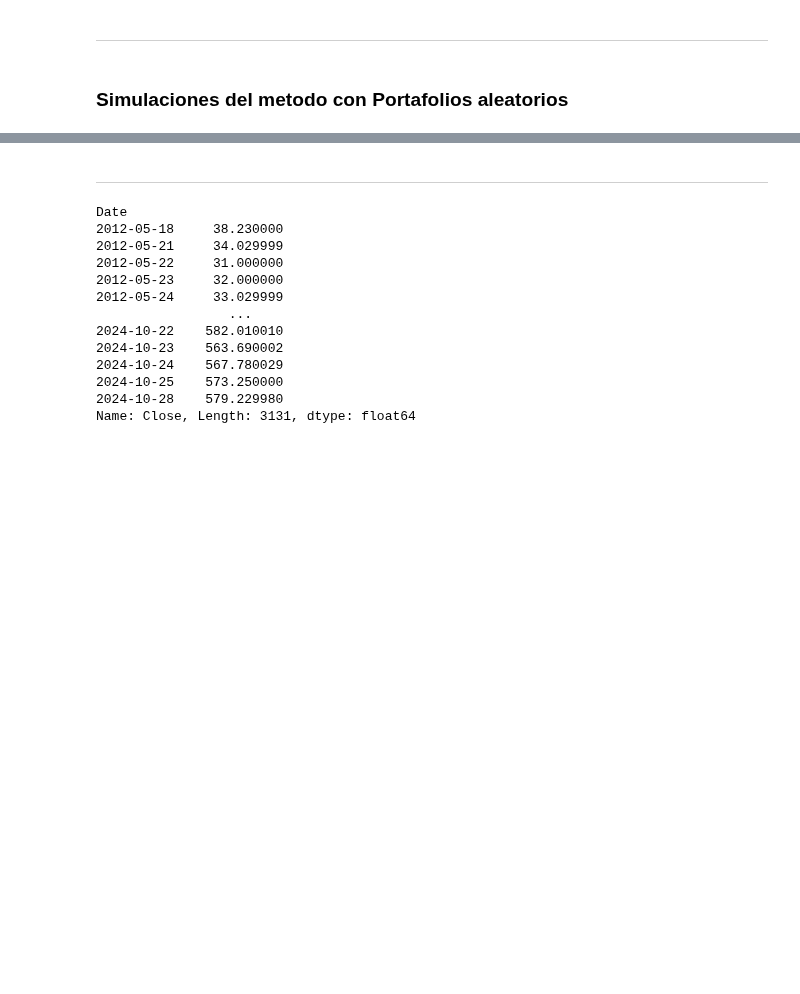
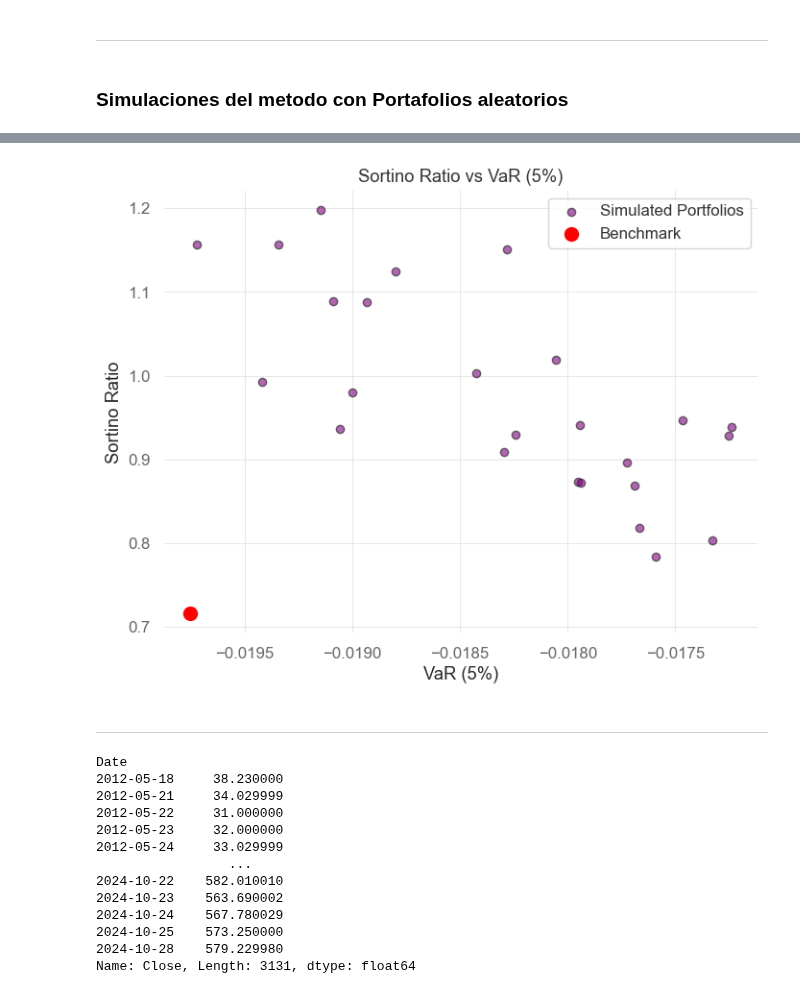
Before and after one commit to Luis1Soto/New_Asset_Allocation, a Jupyter notebook: Notebook.ipynb, the cells around one changed output, grey strips where cells are left out. Cells and saved outputs as stored; diff of their text form; code cells hidden in the pictures; blank space fills up the shorter version.

```diff
--- a/Notebook.ipynb
+++ b/Notebook.ipynb
@@ -246,3 +311,18 @@ final_results_df.describe()
+# %%
+plt.figure(figsize=(8, 6))
+plt.scatter(final_results_df['VaR (5%)'], final_results_df['Sortino Ratio'], alpha=0.6, color='purple', edgecolor='k', label='Simulated Portfolios')
+
+
+plt.scatter(benchmark_metrics['VaR (5%)'], benchmark_metrics['Sortino Ratio'], color='red', s=100, label='Benchmark')
+
+plt.title('Sortino Ratio vs VaR (5%)')
+plt.xlabel('VaR (5%)')
+plt.ylabel('Sortino Ratio')
+plt.legend()
+plt.grid(True)
+plt.show()
+# %% [output]
+[figure, added]
 # %% [markdown]
 --------
 # %%
```
Also changed, not shown: parts of 13 cells of this notebook, 1 other file.
